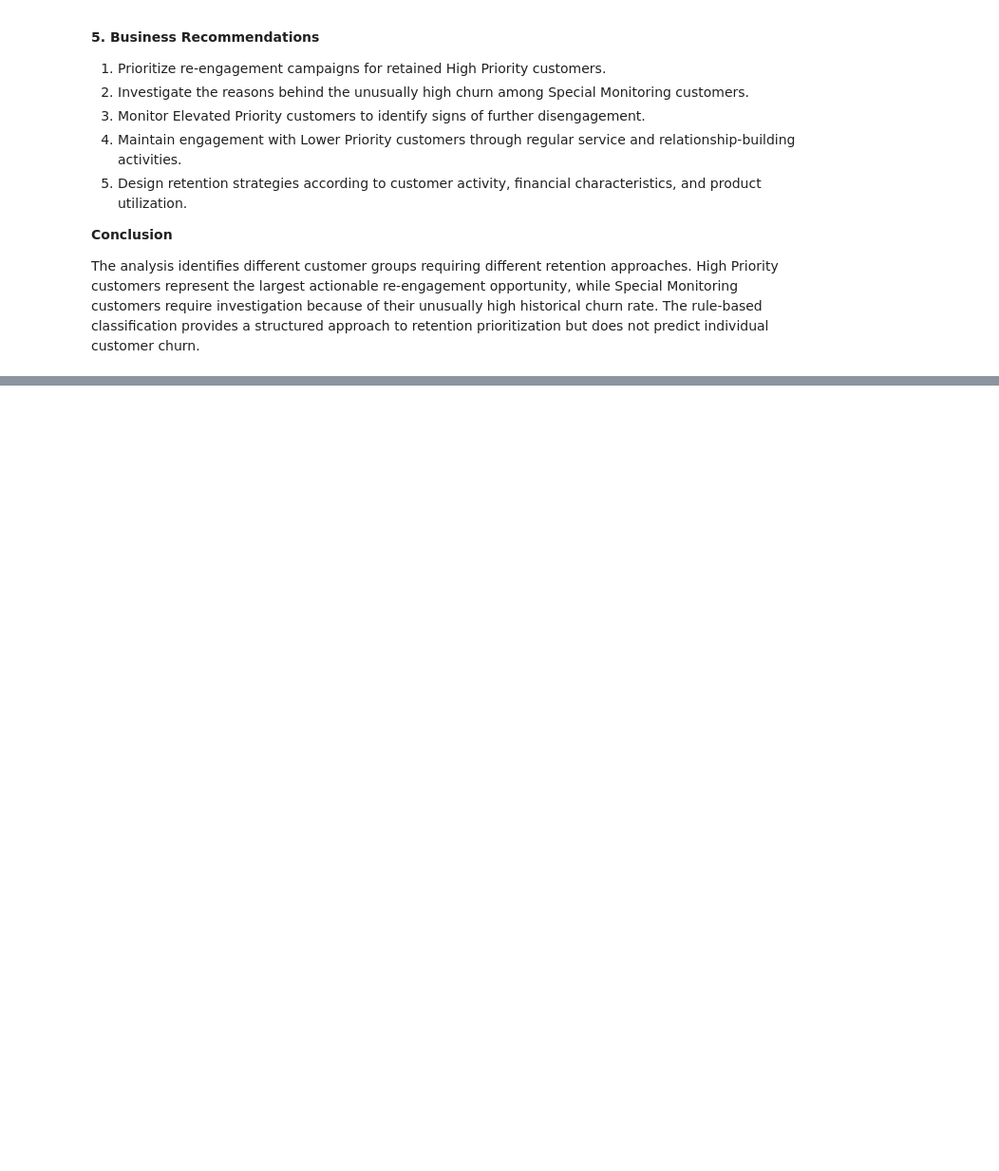
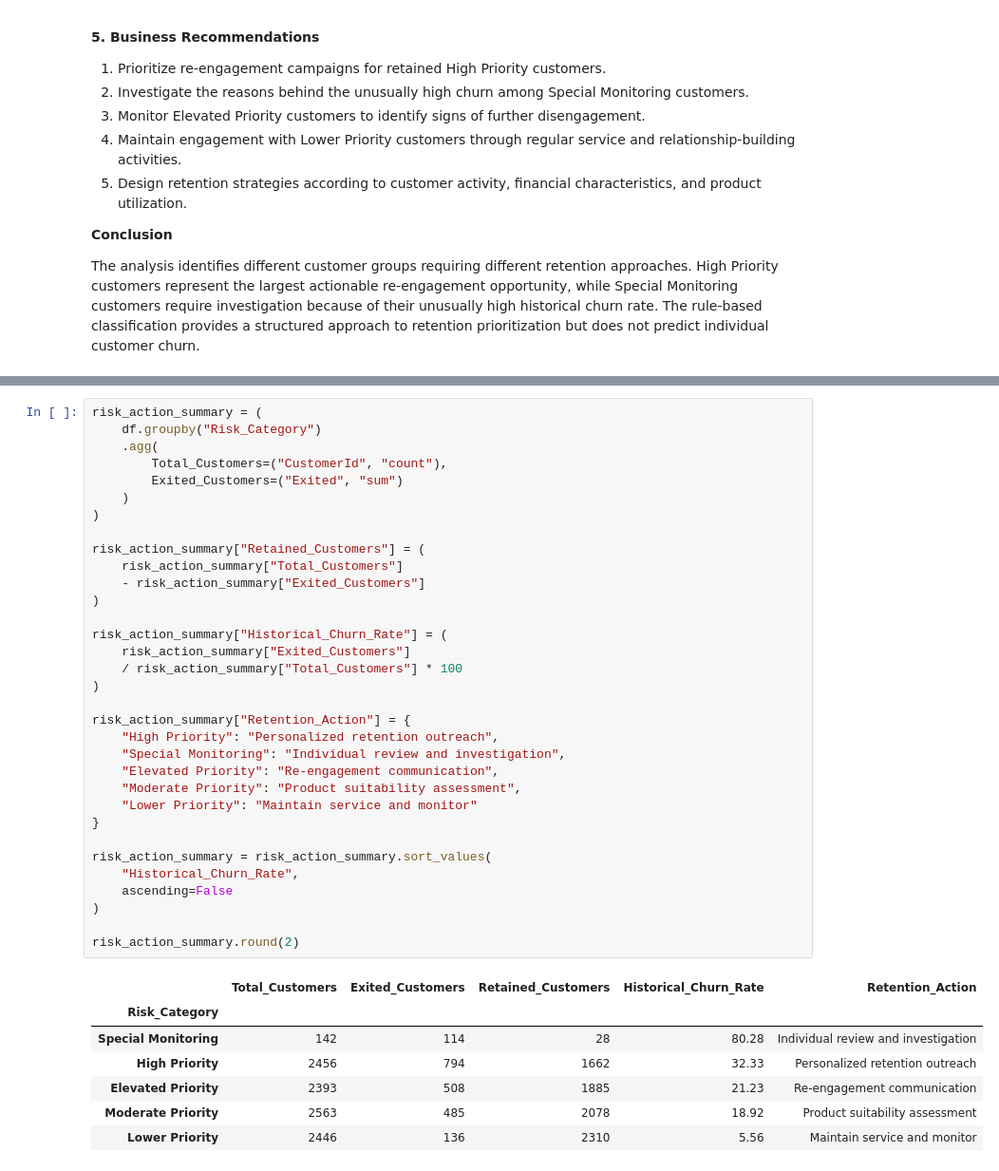
Before and after one commit to Dvnsh-coder/Customer-retention-analysis, a Jupyter notebook: notebooks/01_data_understanding.ipynb, the cells around one changed output, grey strips where cells are left out. Shown at 95% size. Cells and saved outputs as stored; diff of their text form; blank space fills up the shorter version.

Commit message:
Add retention strategy and business recommendations

```diff
--- a/notebooks/01_data_understanding.ipynb
+++ b/notebooks/01_data_understanding.ipynb
@@ -2464,0 +2491,41 @@ The analysis identifies different customer groups requiring different retention
+# %%
+risk_action_summary = (
+    df.groupby("Risk_Category")
+    .agg(
+        Total_Customers=("CustomerId", "count"),
+        Exited_Customers=("Exited", "sum")
+    )
+)
+
+risk_action_summary["Retained_Customers"] = (
+    risk_action_summary["Total_Customers"]
+    - risk_action_summary["Exited_Customers"]
+)
+
+risk_action_summary["Historical_Churn_Rate"] = (
+    risk_action_summary["Exited_Customers"]
+    / risk_action_summary["Total_Customers"] * 100
+)
+
+risk_action_summary["Retention_Action"] = {
+    "High Priority": "Personalized retention outreach",
+    "Special Monitoring": "Individual review and investigation",
+    "Elevated Priority": "Re-engagement communication",
+    "Moderate Priority": "Product suitability assessment",
+    "Lower Priority": "Maintain service and monitor"
+}
+
+risk_action_summary = risk_action_summary.sort_values(
+    "Historical_Churn_Rate",
+    ascending=False
+)
+
+risk_action_summary.round(2)
+# %% [output]
+|  | Total_Customers | Exited_Customers | Retained_Customers | Historical_Churn_Rate | Retention_Action |
+| Risk_Category |  |  |  |  |  |
+| Special Monitoring | 142 | 114 | 28 | 80.28 | Individual review and investigation |
+| High Priority | 2456 | 794 | 1662 | 32.33 | Personalized retention outreach |
+| Elevated Priority | 2393 | 508 | 1885 | 21.23 | Re-engagement communication |
+| Moderate Priority | 2563 | 485 | 2078 | 18.92 | Product suitability assessment |
+| Lower Priority | 2446 | 136 | 2310 | 5.56 | Maintain service and monitor |
```
Also changed, not shown: parts of 12 cells of this notebook.
